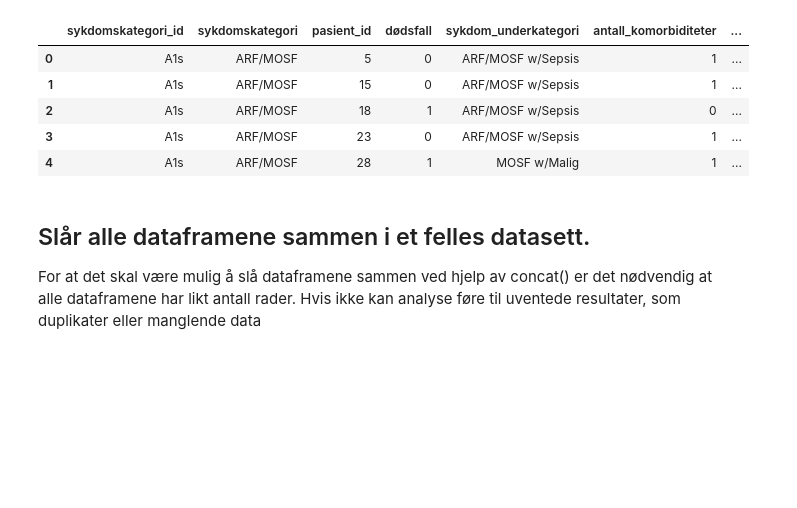
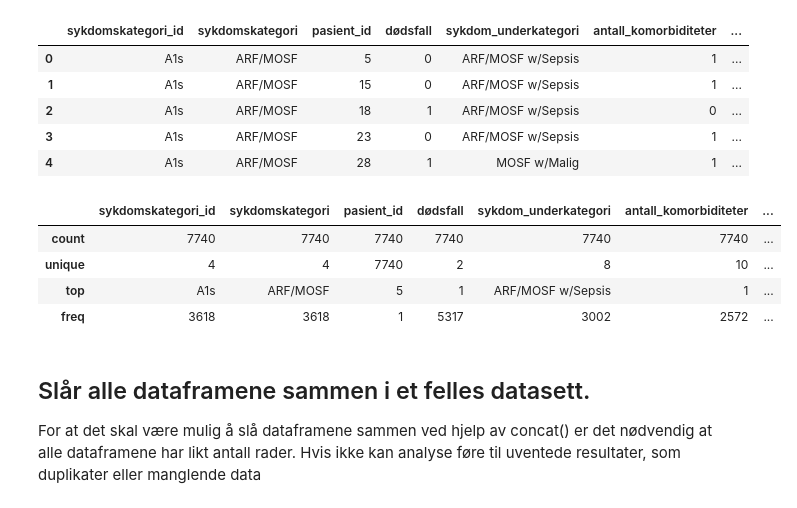
Before and after one commit to AnSloge/Predikasjon-av-oppholdslengde-p-sykehus, a Jupyter notebook: analyse.ipynb, the cells around one changed output. Saved outputs shown, nothing was run; the diff lists cells and outputs as text; code cells hidden in the pictures; blank space fills up the shorter version.

```diff
--- a/analyse.ipynb
+++ b/analyse.ipynb
@@ -150,6 +181,14 @@ severity_df.head()
 | 2 | A1s | ARF/MOSF | 18 | 1 | ARF/MOSF w/Sepsis | 0 | ... |
 | 3 | A1s | ARF/MOSF | 23 | 0 | ARF/MOSF w/Sepsis | 1 | ... |
 | 4 | A1s | ARF/MOSF | 28 | 1 | MOSF w/Malig | 1 | ... |
+# %%
+severity_df.describe(include="all")
+# %% [output]
+|  | sykdomskategori_id | sykdomskategori | pasient_id | dødsfall | sykdom_underkategori | antall_komorbiditeter | ... |
+| count | 7740 | 7740 | 7740 | 7740 | 7740 | 7740 | ... |
+| unique | 4 | 4 | 7740 | 2 | 8 | 10 | ... |
+| top | A1s | ARF/MOSF | 5 | 1 | ARF/MOSF w/Sepsis | 1 | ... |
+| freq | 3618 | 3618 | 1 | 5317 | 3002 | 2572 | ... |
 # %% [markdown]
 ## Slår alle dataframene sammen i et felles datasett.
 
```
Also changed, not shown: parts of 30 cells of this notebook, 1 other file.
